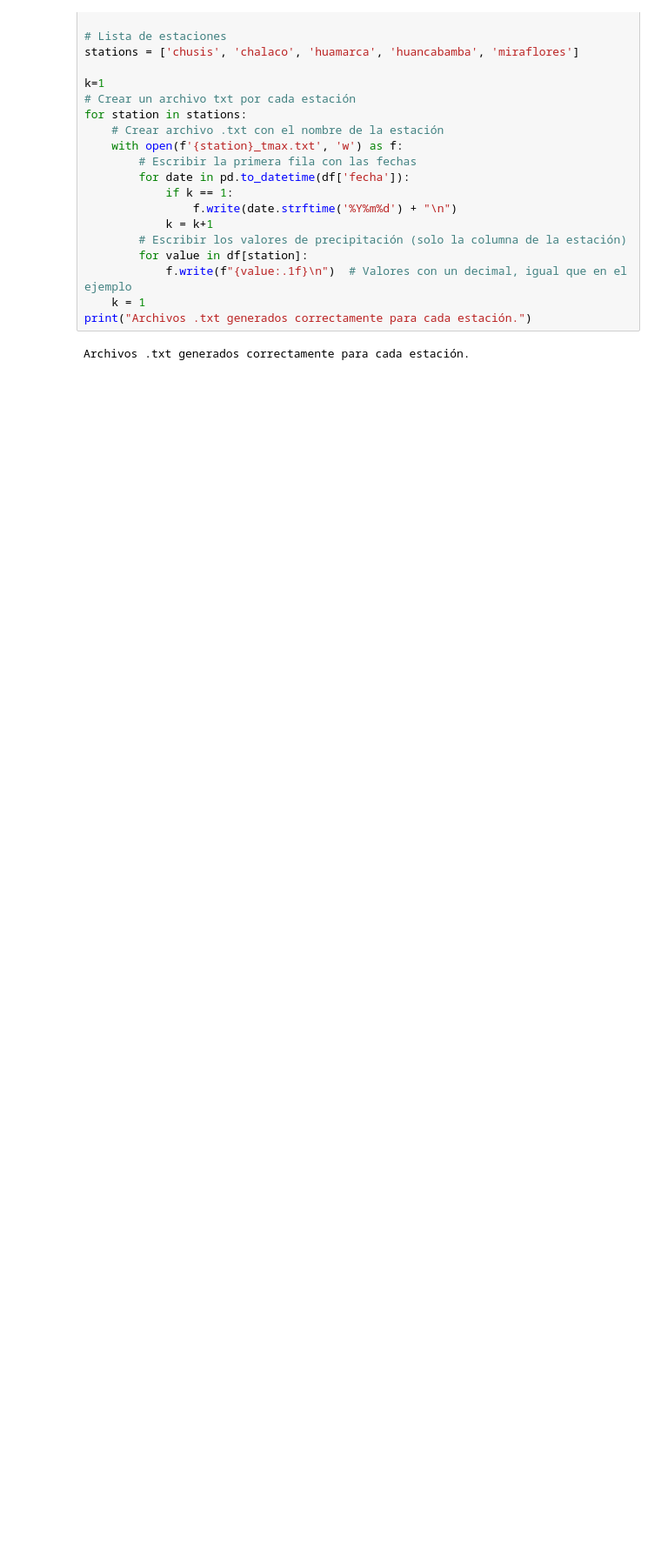
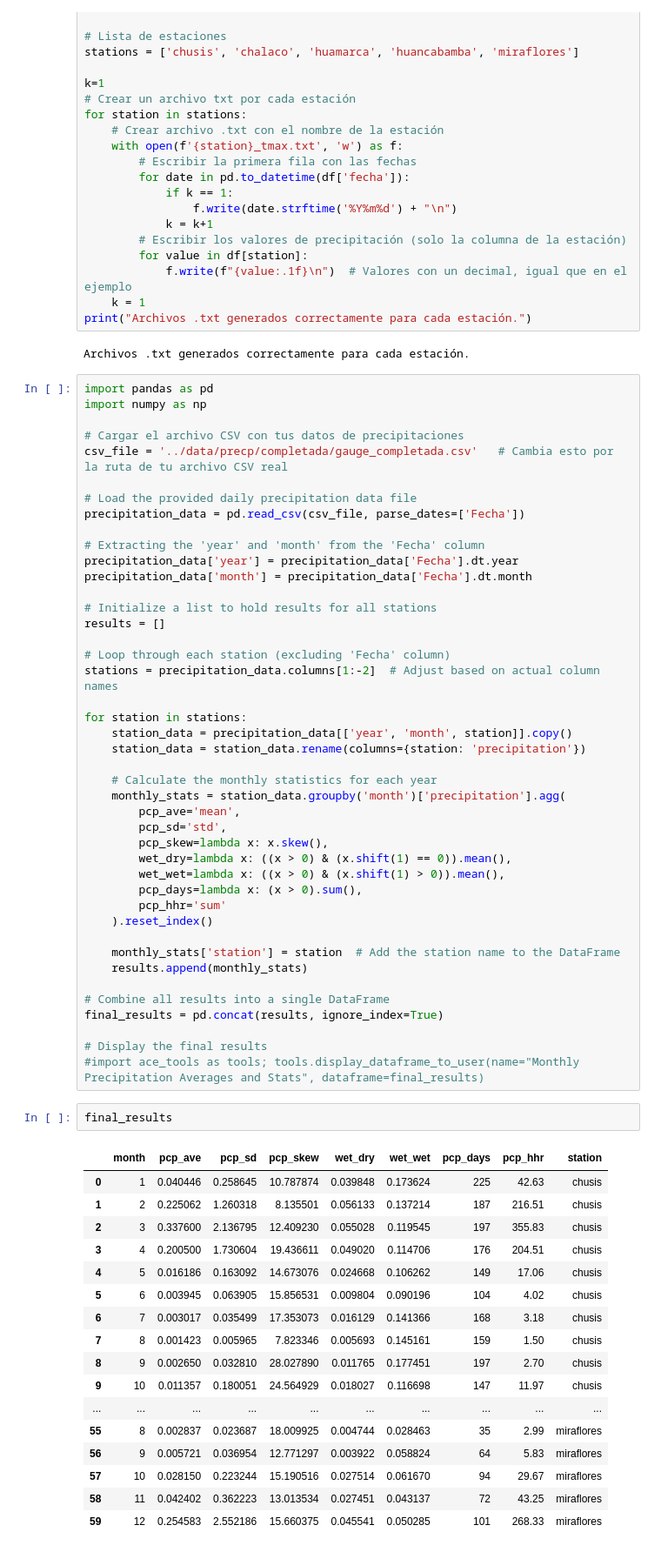
Before and after one commit to JoseZevallosR/piura_river, a Jupyter notebook: notebooks/Formato_SWAT_inputs.ipynb, the cells around one changed output. Shown: that part at 87% size. Saved outputs shown, nothing was run; the diff lists cells and outputs as text; blank space fills up the shorter version.

```diff
--- a/notebooks/Formato_SWAT_inputs.ipynb
+++ b/notebooks/Formato_SWAT_inputs.ipynb
@@ -121,3 +121,66 @@ for station in stations:
 print("Archivos .txt generados correctamente para cada estación.")
 # %% [output]
 Archivos .txt generados correctamente para cada estación.
+# %%
+import pandas as pd
+import numpy as np
+
+# Cargar el archivo CSV con tus datos de precipitaciones
+csv_file = '../data/precp/completada/gauge_completada.csv'   # Cambia esto por la ruta de tu archivo CSV real
+
+# Load the provided daily precipitation data file
+precipitation_data = pd.read_csv(csv_file, parse_dates=['Fecha'])
+
+# Extracting the 'year' and 'month' from the 'Fecha' column
+precipitation_data['year'] = precipitation_data['Fecha'].dt.year
+precipitation_data['month'] = precipitation_data['Fecha'].dt.month
+
+# Initialize a list to hold results for all stations
+results = []
+
+# Loop through each station (excluding 'Fecha' column)
+stations = precipitation_data.columns[1:-2]  # Adjust based on actual column names
+
+for station in stations:
+    station_data = precipitation_data[['year', 'month', station]].copy()
+    station_data = station_data.rename(columns={station: 'precipitation'})
+
+    # Calculate the monthly statistics for each year
+    monthly_stats = station_data.groupby('month')['precipitation'].agg(
+        pcp_ave='mean',
+        pcp_sd='std',
+        pcp_skew=lambda x: x.skew(),
+        wet_dry=lambda x: ((x > 0) & (x.shift(1) == 0)).mean(),
+        wet_wet=lambda x: ((x > 0) & (x.shift(1) > 0)).mean(),
+        pcp_days=lambda x: (x > 0).sum(),
+        pcp_hhr='sum'
+    ).reset_index()
+
+    monthly_stats['station'] = station  # Add the station name to the DataFrame
+    results.append(monthly_stats)
+
+# Combine all results into a single DataFrame
+final_results = pd.concat(results, ignore_index=True)
+
+# Display the final results
+#import ace_tools as tools; tools.display_dataframe_to_user(name="Monthly Precipitation Averages and Stats", dataframe=final_results)
+# %%
+final_results
+# %% [output]
+|  | month | pcp_ave | pcp_sd | pcp_skew | wet_dry | wet_wet | pcp_days | pcp_hhr | station |
+| 0 | 1 | 0.040446 | 0.258645 | 10.787874 | 0.039848 | 0.173624 | 225 | 42.63 | chusis |
+| 1 | 2 | 0.225062 | 1.260318 | 8.135501 | 0.056133 | 0.137214 | 187 | 216.51 | chusis |
+| 2 | 3 | 0.337600 | 2.136795 | 12.409230 | 0.055028 | 0.119545 | 197 | 355.83 | chusis |
+| 3 | 4 | 0.200500 | 1.730604 | 19.436611 | 0.049020 | 0.114706 | 176 | 204.51 | chusis |
+| 4 | 5 | 0.016186 | 0.163092 | 14.673076 | 0.024668 | 0.106262 | 149 | 17.06 | chusis |
+| 5 | 6 | 0.003945 | 0.063905 | 15.856531 | 0.009804 | 0.090196 | 104 | 4.02 | chusis |
+| 6 | 7 | 0.003017 | 0.035499 | 17.353073 | 0.016129 | 0.141366 | 168 | 3.18 | chusis |
+| 7 | 8 | 0.001423 | 0.005965 | 7.823346 | 0.005693 | 0.145161 | 159 | 1.50 | chusis |
+| 8 | 9 | 0.002650 | 0.032810 | 28.027890 | 0.011765 | 0.177451 | 197 | 2.70 | chusis |
+| 9 | 10 | 0.011357 | 0.180051 | 24.564929 | 0.018027 | 0.116698 | 147 | 11.97 | chusis |
+| ... | ... | ... | ... | ... | ... | ... | ... | ... | ... |
+| 55 | 8 | 0.002837 | 0.023687 | 18.009925 | 0.004744 | 0.028463 | 35 | 2.99 | miraflores |
+| 56 | 9 | 0.005721 | 0.036954 | 12.771297 | 0.003922 | 0.058824 | 64 | 5.83 | miraflores |
+| 57 | 10 | 0.028150 | 0.223244 | 15.190516 | 0.027514 | 0.061670 | 94 | 29.67 | miraflores |
+| 58 | 11 | 0.042402 | 0.362223 | 13.013534 | 0.027451 | 0.043137 | 72 | 43.25 | miraflores |
+| 59 | 12 | 0.254583 | 2.552186 | 15.660375 | 0.045541 | 0.050285 | 101 | 268.33 | miraflores |
```
Also changed, not shown: parts of 3 cells of this notebook, 4 other files.
